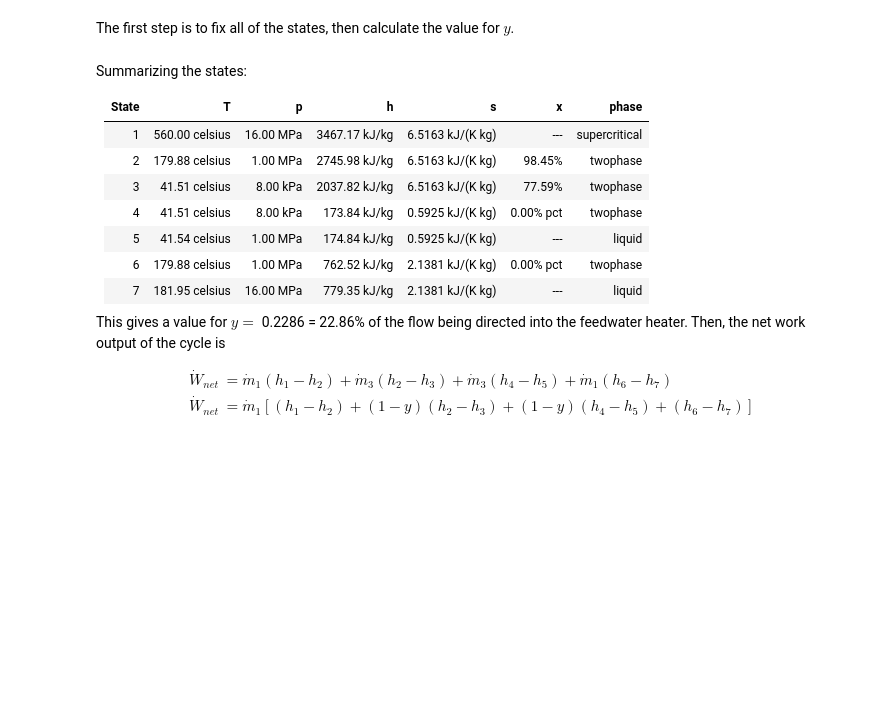
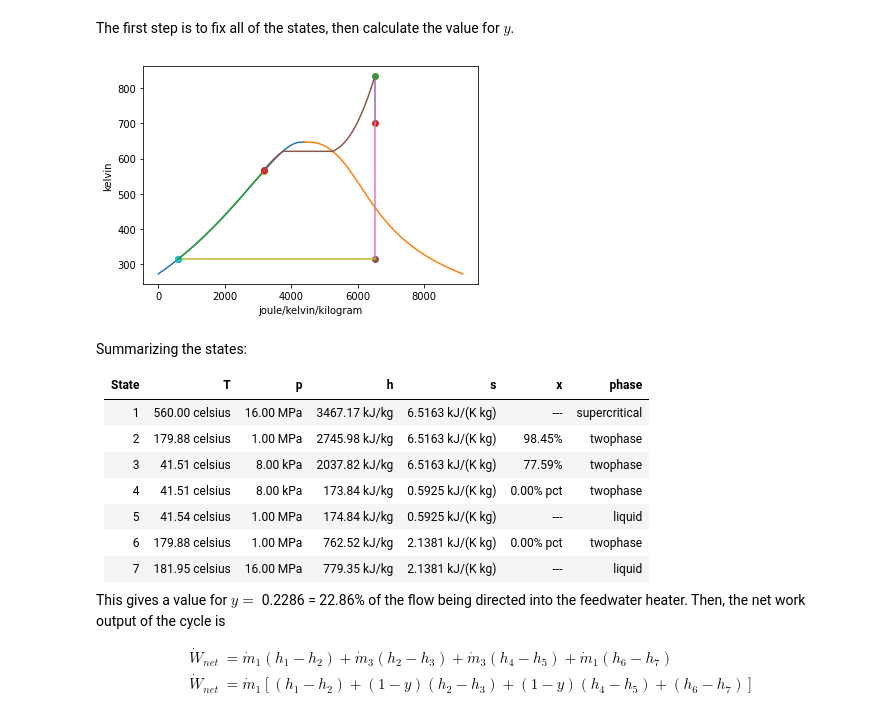
Before and after one commit to bryanwweber/thermostate, a Jupyter notebook: docs/rankine-cycle-example.ipynb, the cells around one changed output. Saved outputs shown, nothing was run; the diff lists cells and outputs as text; code cells hidden in the pictures; blank space fills up the shorter version.

Commit message:
Added plot depicting the example process
Fixed spacing and made quotations consitent

```diff
--- a/docs/rankine-cycle-example.ipynb
+++ b/docs/rankine-cycle-example.ipynb
@@ -130,6 +131,18 @@ h_7 = st_7.h.to(SI.h)
 T_7 = st_7.T.to(SI.T)
 
 y = (h_6 - h_5)/(h_2 - h_5)
+# %%
+Rankine = VaporDome(substance, ('s', 'T'))
+
+Rankine.add_process(st_1, st_2, 'isentropic')
+Rankine.add_process(st_2, st_3, 'isentropic')
+Rankine.add_process(st_3, st_4, 'isobaric')
+Rankine.add_process(st_4, st_5, 'isentropic')
+Rankine.add_process(st_5, st_6, 'isobaric')
+Rankine.add_process(st_6, st_7, 'isentropic')
+Rankine.add_process(st_7, st_1, 'isobaric')
+# %% [output]
+[figure, added]
 # %% [markdown]
 Summarizing the states:
 
```
Also changed, not shown: parts of 2 cells of this notebook.
